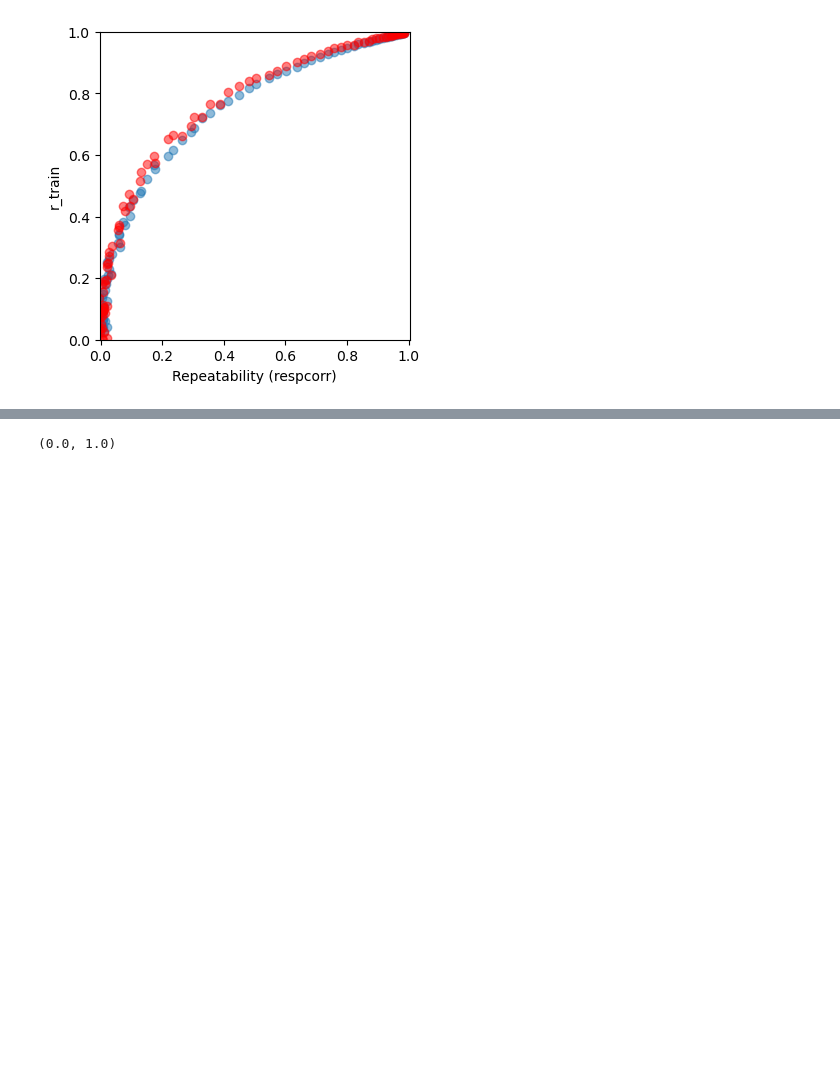
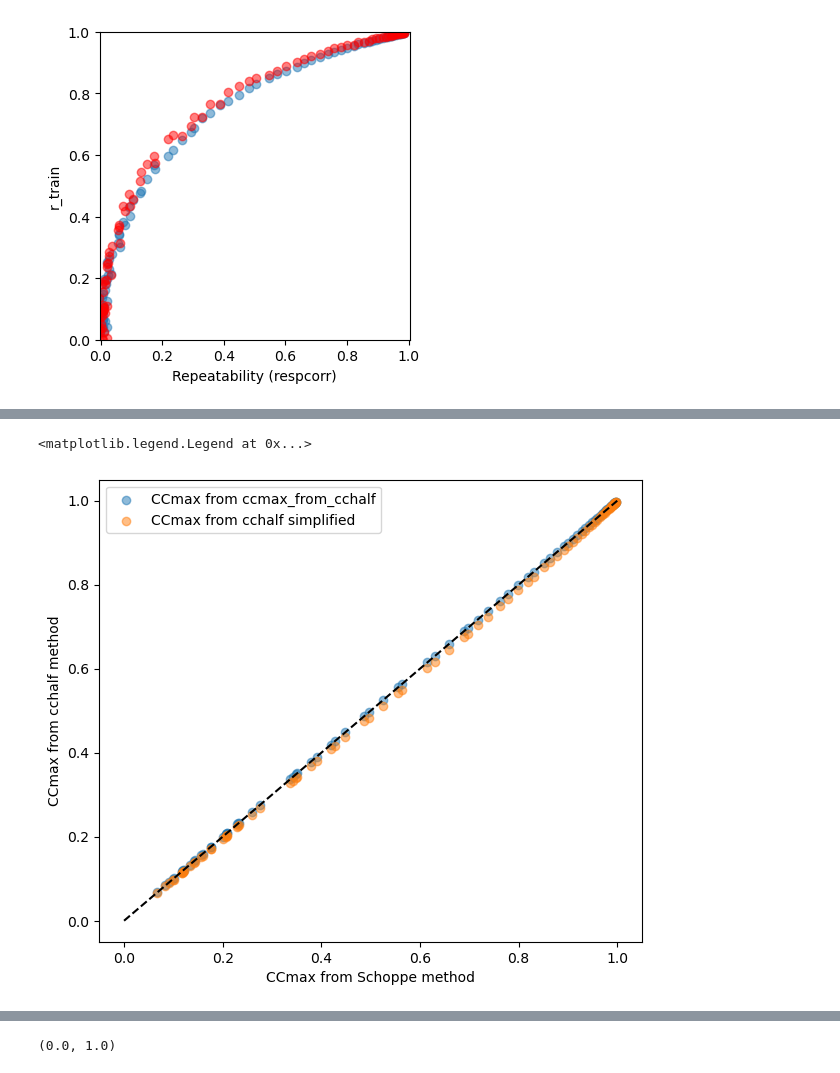
Before and after one commit to katonage/waven2, a Jupyter notebook: waven2/tests notebooks/noise_test.ipynb, the cells around one changed output, grey strips where cells are left out. Saved outputs shown, nothing was run; the diff lists cells and outputs as text; code cells hidden in the pictures; blank space fills up the shorter version.

```diff
--- a/waven2/tests notebooks/noise_test.ipynb
+++ b/waven2/tests notebooks/noise_test.ipynb
@@ -157,0 +248,18 @@ Ignoring fixed x limits to fulfill fixed data aspect with adjustable data limits
+# %%
+# variance-based reliability estimate
+
+from waven2.analysis_utils import ccmax_schoppe_from_trials
+
+
+CCmax_schoppe=ccmax_schoppe_from_trials(spks)
+# %%
+fig, ax = plt.subplots(figsize=(7, 6))
+ax.scatter(CCmax_schoppe, ccmax_corr, alpha=0.5, label="CCmax from ccmax_from_cchalf")
+ax.scatter(CCmax_schoppe, CCmax, alpha=0.5, label="CCmax from cchalf simplified")
+ax.plot([0, 1], [0, 1], color="black", linestyle="--")
+ax.set_xlabel("CCmax from Schoppe method")
+ax.set_ylabel("CCmax from cchalf method")
+ax.legend()
+# %% [output]
+<matplotlib.legend.Legend at 0x...>
+[figure, added]
```
Also changed, not shown: parts of 10 cells of this notebook, 2 other files.
